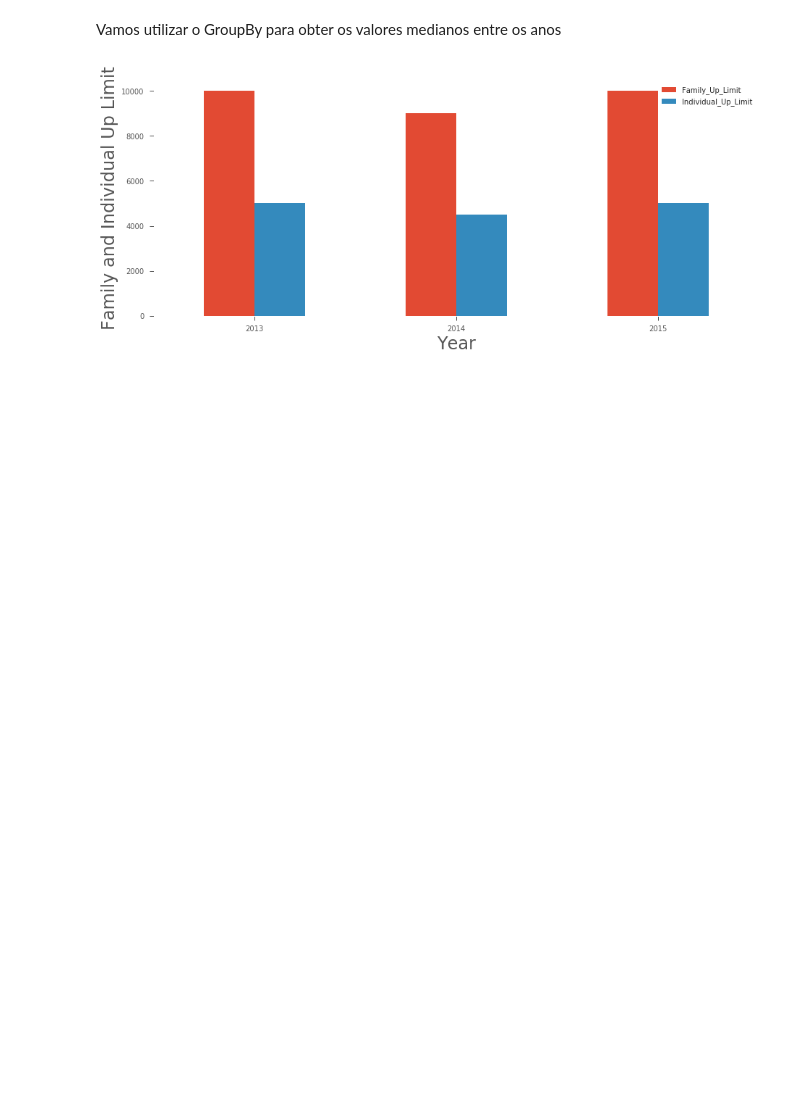
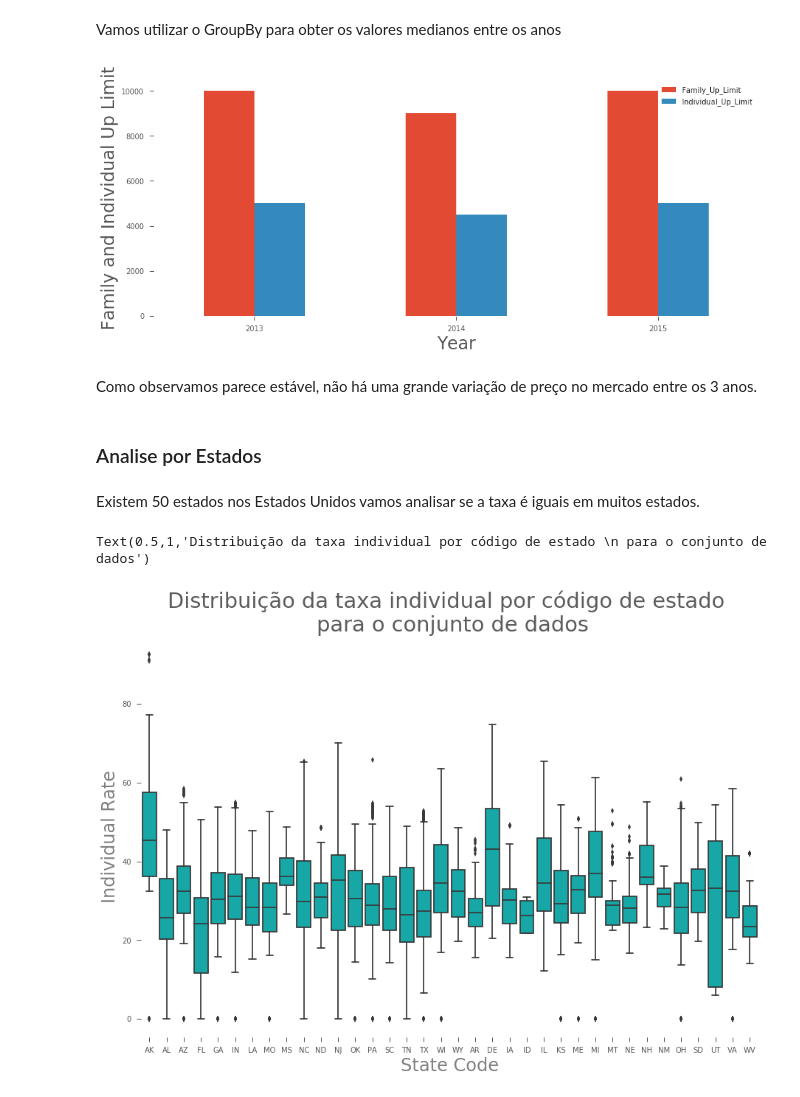
Before and after one commit to if1015-datascience-ufpe/2018-1-projeto-seguro_de_saude, a Jupyter notebook: Seguro_de_Saude.ipynb, the cells around one changed output. Drawn from its saved outputs; the diff is of its cells as text; code cells hidden in the pictures; blank space fills up the shorter version.

```diff
--- a/Seguro_de_Saude.ipynb
+++ b/Seguro_de_Saude.ipynb
@@ -284,3 +280,20 @@ p = PlanAttributesData_1.groupby('year').median()[["Family_Up_Limit", "Individua
 _ = p.set_xlabel("Year"), p.set_ylabel("Family and Individual Up Limit"), p.legend(["Family_Up_Limit", "Individual_Up_Limit"])
 # %% [output]
 [figure]
+# %% [markdown]
+Como observamos parece estável, não há uma grande variação de preço no mercado entre os 3 anos.
+# %% [markdown]
+### Analise por Estados
+# %% [markdown]
+Existem 50 estados nos Estados Unidos vamos analisar se a taxa é iguais em muitos estados.
+# %%
+sns.boxplot(x="StateCode", y="IndividualRate", data=RateData_FO_3, color="c")
+
+sns.despine(left=True, bottom=True)
+
+plt.ylabel('Individual Rate', alpha=0.75)
+plt.xlabel('State Code', alpha=0.75)
+plt.title('Distribuição da taxa individual por código de estado \n para o conjunto de dados', alpha=0.75)
+# %% [output]
+Text(0.5,1,'Distribuição da taxa individual por código de estado \n para o conjunto de dados')
+[figure, added]
```
Also changed, not shown: parts of 31 cells of this notebook.
